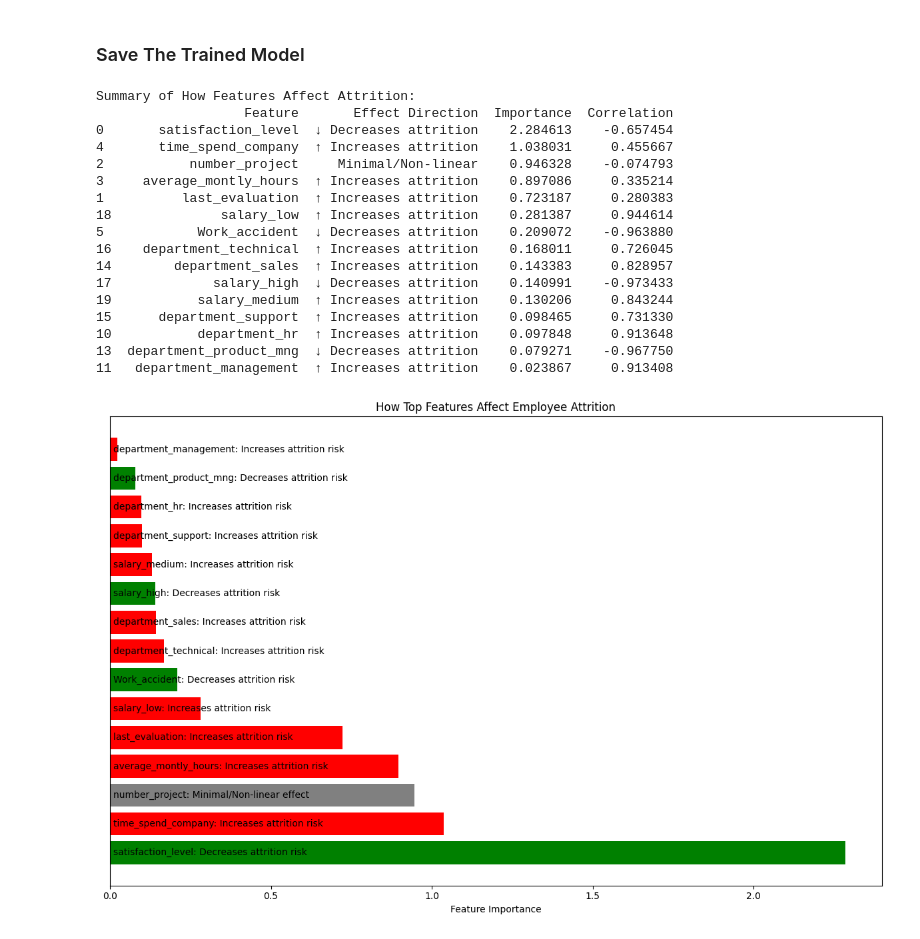
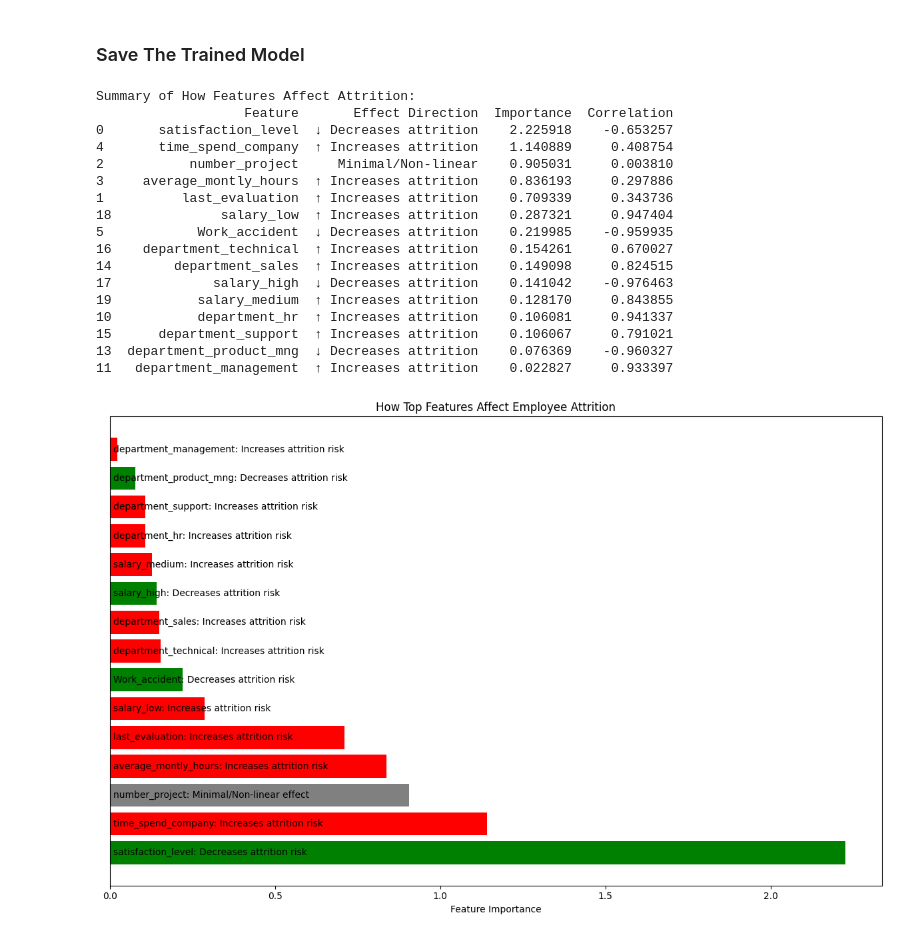
Before and after one commit to femito1/HR-Predict, a Jupyter notebook: xgboost/xgb_model.ipynb, the cells around one changed output. Cells and saved outputs as stored; diff of their text form; code cells hidden in the pictures.

```diff
--- a/xgboost/xgb_model.ipynb
+++ b/xgboost/xgb_model.ipynb
@@ -362,8 +362,7 @@ import shap
 explainer = shap.TreeExplainer(xgb_model)
 
 # Calculate SHAP values for test set (or a sample if it's large)
-sample_size = min(500, X_test_tensor.shape[0])  # Limit sample size for speed
-X_sample = X_test_tensor[:sample_size].numpy()
+X_sample = X_test_tensor.numpy()
 X_sample_dmatrix = xgb.DMatrix(X_sample, feature_names=feature_names)
 shap_values = explainer.shap_values(X_sample_dmatrix)
 
@@ -406,46 +405,46 @@ print(effect_df.head(15))  # Show top 15 features
 # Create a more visual summary for key features
 plt.figure(figsize=(12, 8))
 top_features = effect_df.head(15)['Feature'].tolist()
 
 for i, feature in enumerate(top_features):
     idx = feature_names.index(feature)
     corr = effect_df[effect_df['Feature'] == feature]['Correlation'].values[0]
 
     # Determine color based on correlation
     if abs(corr) < 0.1:
         color = 'gray'
         effect = "Minimal/Non-linear effect"
     elif corr > 0:
         color = 'red'
         effect = "Increases attrition risk"
     else:
         color = 'green'
         effect = "Decreases attrition risk"
 
     plt.barh(i, effect_df[effect_df['Feature'] == feature]['Importance'].values[0], color=color)
     plt.text(0.01, i, f"{feature}: {effect}", va='center')
 
 plt.yticks([])
 plt.xlabel('Feature Importance')
 plt.title('How Top Features Affect Employee Attrition')
 plt.tight_layout()
 plt.show()
 # %% [output]
 Summary of How Features Affect Attrition:
                    Feature       Effect Direction  Importance  Correlation
-0       satisfaction_level  ↓ Decreases attrition    2.284613    -0.657454
-4       time_spend_company  ↑ Increases attrition    1.038031     0.455667
-2           number_project     Minimal/Non-linear    0.946328    -0.074793
-3     average_montly_hours  ↑ Increases attrition    0.897086     0.335214
-1          last_evaluation  ↑ Increases attrition    0.723187     0.280383
-18              salary_low  ↑ Increases attrition    0.281387     0.944614
-5            Work_accident  ↓ Decreases attrition    0.209072    -0.963880
-16    department_technical  ↑ Increases attrition    0.168011     0.726045
-14        department_sales  ↑ Increases attrition    0.143383     0.828957
-17             salary_high  ↓ Decreases attrition    0.140991    -0.973433
-19           salary_medium  ↑ Increases attrition    0.130206     0.843244
-15      department_support  ↑ Increases attrition    0.098465     0.731330
-10           department_hr  ↑ Increases attrition    0.097848     0.913648
-13  department_product_mng  ↓ Decreases attrition    0.079271    -0.967750
-11   department_management  ↑ Increases attrition    0.023867     0.913408
+0       satisfaction_level  ↓ Decreases attrition    2.225918    -0.653257
+4       time_spend_company  ↑ Increases attrition    1.140889     0.408754
+2           number_project     Minimal/Non-linear    0.905031     0.003810
+3     average_montly_hours  ↑ Increases attrition    0.836193     0.297886
+1          last_evaluation  ↑ Increases attrition    0.709339     0.343736
+18              salary_low  ↑ Increases attrition    0.287321     0.947404
+5            Work_accident  ↓ Decreases attrition    0.219985    -0.959935
+16    department_technical  ↑ Increases attrition    0.154261     0.670027
+14        department_sales  ↑ Increases attrition    0.149098     0.824515
+17             salary_high  ↓ Decreases attrition    0.141042    -0.976463
+19           salary_medium  ↑ Increases attrition    0.128170     0.843855
+10           department_hr  ↑ Increases attrition    0.106081     0.941337
+15      department_support  ↑ Increases attrition    0.106067     0.791021
+13  department_product_mng  ↓ Decreases attrition    0.076369    -0.960327
+11   department_management  ↑ Increases attrition    0.022827     0.933397
-[figure, old version]
+[figure, new version]
```
Also changed, not shown: parts of 1 cell of this notebook, 15 other files.
